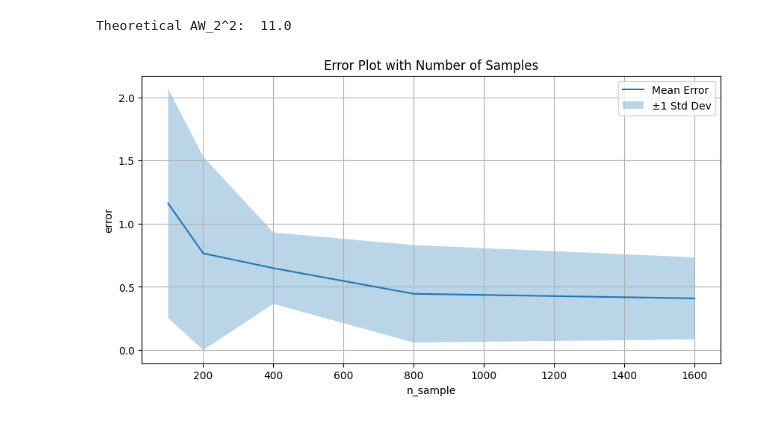
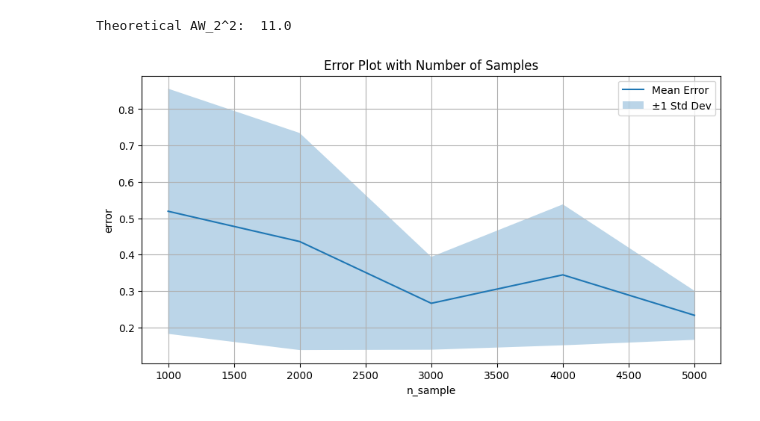
Before and after one commit to justinhou95/AWD_numerics, a Jupyter notebook: statistical_robustness.ipynb, the cells around one changed output. Cells and saved outputs as stored; diff of their text form; code cells hidden in the pictures.

```diff
--- a/statistical_robustness.ipynb
+++ b/statistical_robustness.ipynb
@@ -42,27 +16,34 @@ Number of sample: 1600
+# %%
+# Markovian
+L = np.array([[1, 0, 0], [1, 2, 0], [2, 4, 2]])
+M = np.array([[1, 0, 0], [2, 1, 0], [2, 1, 2]])
+X, A = Lmatrix2paths(L, 1, verbose=False)
+Y, B = Lmatrix2paths(M, 1, verbose=False)
+dist_bench = adapted_wasserstein_squared(A, B)
+print("Theoretical AW_2^2: ", dist_bench)
+# %% [output]
+Theoretical AW_2^2:  11.0
 # %%
-dist_bench = adapted_wasserstein_squared(A, B)
-print("Theoretical AW_2^2: ", dist_bench)
+def plot_errors(stat, dist_bench, n_sample_list):
+    errors = stat
 
-errors = np.abs(AW_2squares - dist_bench)
+    mean_error = np.mean(errors, axis=1)
+    std_error = np.std(errors, axis=1)
 
-mean_error = np.mean(errors, axis=1)
-std_error = np.std(errors, axis=1)
+    # Plot mean error with shaded standard deviation
+    plt.figure(figsize=(10, 5))
+    plt.plot(n_sample_list, mean_error, label="Mean Error")
+    plt.fill_between(n_sample_list, mean_error - std_error, mean_error + std_error, alpha=0.3, label="±1 Std Dev")
 
-# Plot mean error with shaded standard deviation
-plt.figure(figsize=(10, 5))
-plt.plot(n_sample_list, mean_error, label="Mean Error")
-plt.fill_between(n_sample_list, mean_error - std_error, mean_error + std_error, alpha=0.3, label="±1 Std Dev")
-
-# Labels and title
-plt.xlabel("n_sample")
-plt.ylabel("error")
-plt.title("Error Plot with Number of Samples")
-plt.legend()
-plt.grid(True)
-
-plt.savefig('stat_markovian.png')
-with open('stat_markovian.npy', 'wb') as f:
-    np.save(f, errors)
+    # Labels and title
+    plt.xlabel("n_sample")
+    plt.ylabel("error")
+    plt.title("Error Plot with Number of Samples")
+    plt.legend()
+    plt.grid(True)
-# %% [output]
-Theoretical AW_2^2:  11.0
-[figure, removed]
+# %%
+stat_markovian = np.load('stat_markovian.npy')
+n_sample_list = np.array([1000, 2000, 3000, 4000, 5000])
+plot_errors(stat_markovian, dist_bench, n_sample_list)
+# %% [output]
+[figure, added]
```
Also changed, not shown: parts of 2 cells of this notebook, 4 other files.
